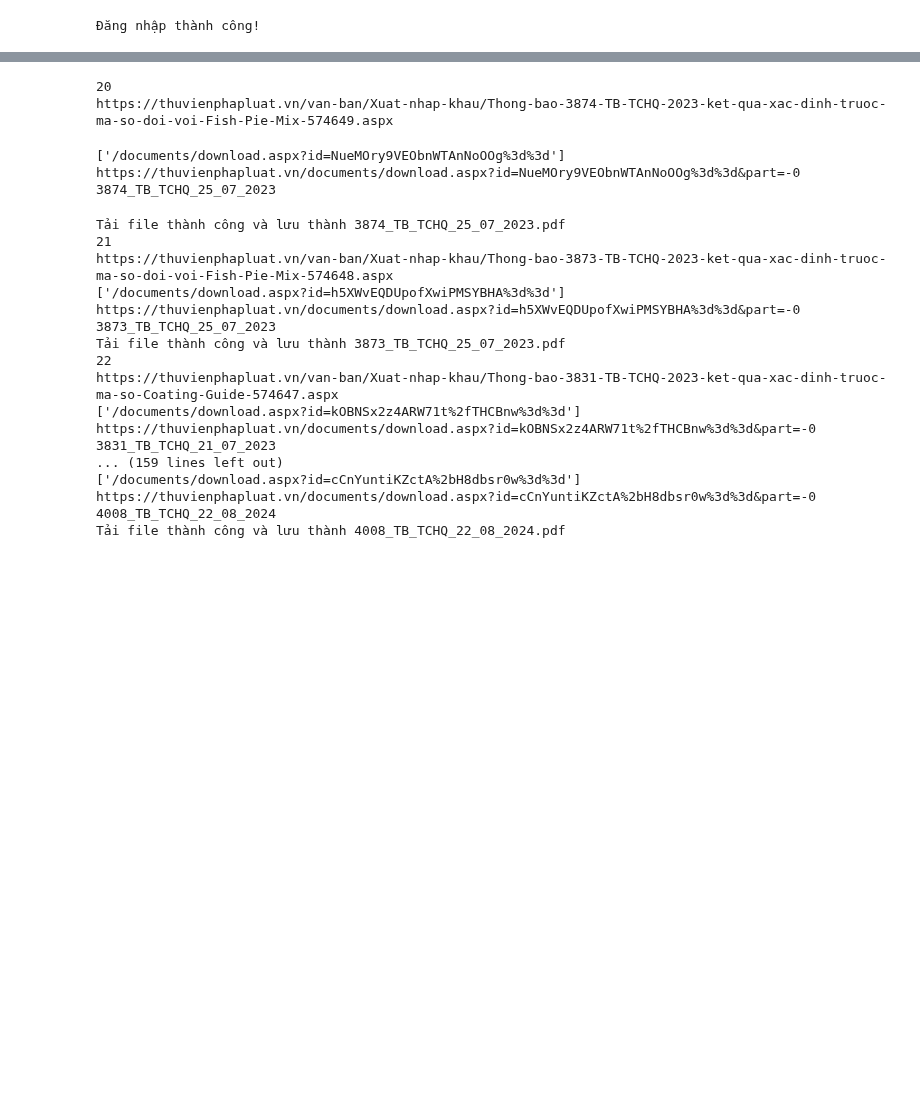
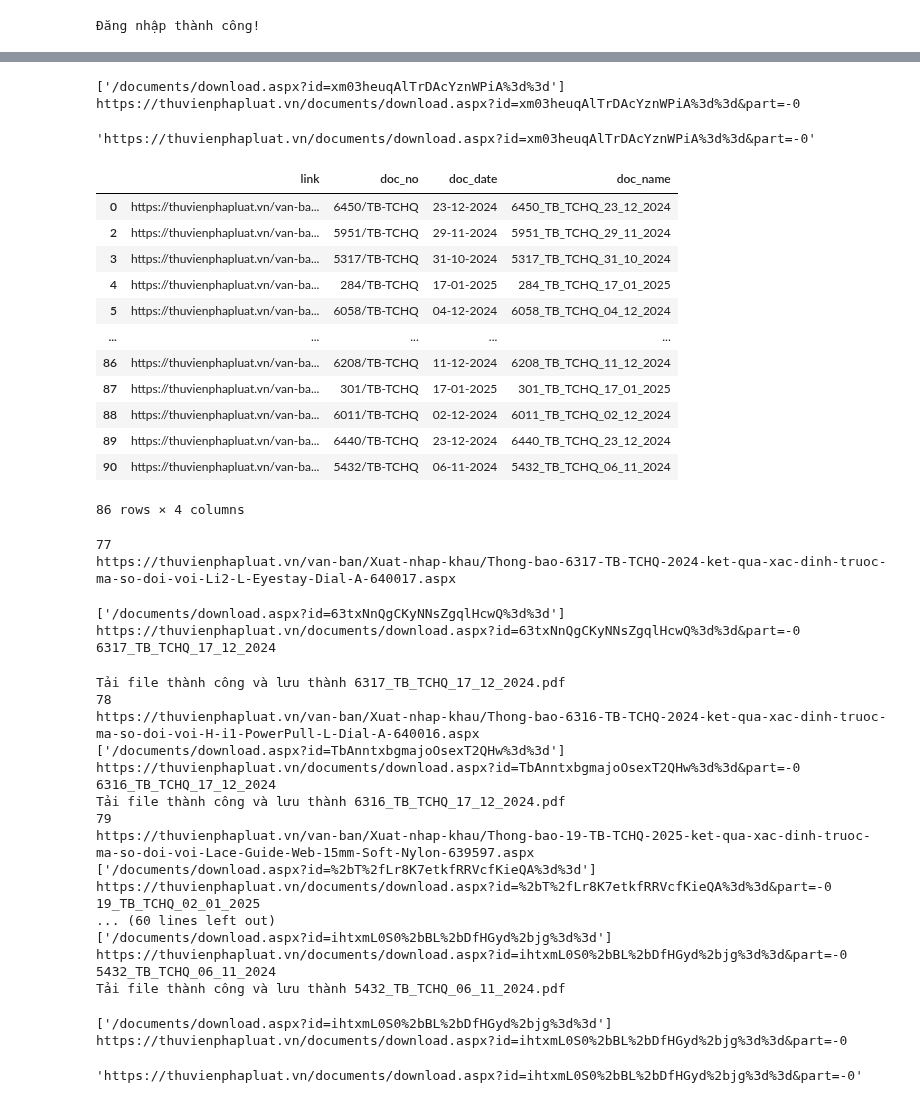
Before and after one commit to nguyenmanhcuong1291/uni_craw_tvpl, a Jupyter notebook: uni_craw_thuvienphapluat/3.craw_pdf_files.ipynb, the cells around one changed output, grey strips where cells are left out. Saved outputs shown, nothing was run; the diff lists cells and outputs as text; code cells hidden in the pictures; blank space fills up the shorter version.

```diff
--- a/uni_craw_thuvienphapluat/3.craw_pdf_files.ipynb
+++ b/uni_craw_thuvienphapluat/3.craw_pdf_files.ipynb
@@ -112,31 +107,56 @@ df.iloc[20,0]
+# %%
+get_downloadlink(df.iloc[20,0])
+# %% [output]
+['/documents/download.aspx?id=xm03heuqAlTrDAcYznWPiA%3d%3d']
+https://thuvienphapluat.vn/documents/download.aspx?id=xm03heuqAlTrDAcYznWPiA%3d%3d&part=-0
+'https://thuvienphapluat.vn/documents/download.aspx?id=xm03heuqAlTrDAcYznWPiA%3d%3d&part=-0'
+# %%
+df
+# %% [output]
+|  | link | doc_no | doc_date | doc_name |
+| 0 | https://thuvienphapluat.vn/van-ba... | 6450/TB-TCHQ | 23-12-2024 | 6450_TB_TCHQ_23_12_2024 |
+| 2 | https://thuvienphapluat.vn/van-ba... | 5951/TB-TCHQ | 29-11-2024 | 5951_TB_TCHQ_29_11_2024 |
+| 3 | https://thuvienphapluat.vn/van-ba... | 5317/TB-TCHQ | 31-10-2024 | 5317_TB_TCHQ_31_10_2024 |
+| 4 | https://thuvienphapluat.vn/van-ba... | 284/TB-TCHQ | 17-01-2025 | 284_TB_TCHQ_17_01_2025 |
+| 5 | https://thuvienphapluat.vn/van-ba... | 6058/TB-TCHQ | 04-12-2024 | 6058_TB_TCHQ_04_12_2024 |
+| ... | ... | ... | ... | ... |
+| 86 | https://thuvienphapluat.vn/van-ba... | 6208/TB-TCHQ | 11-12-2024 | 6208_TB_TCHQ_11_12_2024 |
+| 87 | https://thuvienphapluat.vn/van-ba... | 301/TB-TCHQ | 17-01-2025 | 301_TB_TCHQ_17_01_2025 |
+| 88 | https://thuvienphapluat.vn/van-ba... | 6011/TB-TCHQ | 02-12-2024 | 6011_TB_TCHQ_02_12_2024 |
+| 89 | https://thuvienphapluat.vn/van-ba... | 6440/TB-TCHQ | 23-12-2024 | 6440_TB_TCHQ_23_12_2024 |
+| 90 | https://thuvienphapluat.vn/van-ba... | 5432/TB-TCHQ | 06-11-2024 | 5432_TB_TCHQ_06_11_2024 |
+86 rows × 4 columns
 # %%
-for idx,row in df.iloc[20:50,:].iterrows():
+for idx,row in df.iloc[72:,:].iterrows():
     print (idx)
     print(row[0])
     download_link= get_downloadlink(row[0])
     print(row[3])
     file_name = row[3]
-    download_pdf(download_link,file_name,idx)
+    try:
+        download_pdf(download_link,file_name,idx)
+    except Exception as e:
+        print(e)
 # %% [output]
-20
-https://thuvienphapluat.vn/van-ban/Xuat-nhap-khau/Thong-bao-3874-TB-TCHQ-2023-ket-qua-xac-dinh-truoc-ma-so-doi-voi-Fish-Pie-Mix-574649.aspx
+77
+https://thuvienphapluat.vn/van-ban/Xuat-nhap-khau/Thong-bao-6317-TB-TCHQ-2024-ket-qua-xac-dinh-truoc-ma-so-doi-voi-Li2-L-Eyestay-Dial-A-640017.aspx
-['/documents/download.aspx?id=NueMOry9VEObnWTAnNoOOg%3d%3d']
-https://thuvienphapluat.vn/documents/download.aspx?id=NueMOry9VEObnWTAnNoOOg%3d%3d&part=-0
-3874_TB_TCHQ_25_07_2023
+['/documents/download.aspx?id=63txNnQgCKyNNsZgqlHcwQ%3d%3d']
+https://thuvienphapluat.vn/documents/download.aspx?id=63txNnQgCKyNNsZgqlHcwQ%3d%3d&part=-0
+6317_TB_TCHQ_17_12_2024
-Tải file thành công và lưu thành 3874_TB_TCHQ_25_07_2023.pdf
-21
-https://thuvienphapluat.vn/van-ban/Xuat-nhap-khau/Thong-bao-3873-TB-TCHQ-2023-ket-qua-xac-dinh-truoc-ma-so-doi-voi-Fish-Pie-Mix-574648.aspx
-['/documents/download.aspx?id=h5XWvEQDUpofXwiPMSYBHA%3d%3d']
-https://thuvienphapluat.vn/documents/download.aspx?id=h5XWvEQDUpofXwiPMSYBHA%3d%3d&part=-0
-3873_TB_TCHQ_25_07_2023
-Tải file thành công và lưu thành 3873_TB_TCHQ_25_07_2023.pdf
-22
-https://thuvienphapluat.vn/van-ban/Xuat-nhap-khau/Thong-bao-3831-TB-TCHQ-2023-ket-qua-xac-dinh-truoc-ma-so-Coating-Guide-574647.aspx
-['/documents/download.aspx?id=kOBNSx2z4ARW71t%2fTHCBnw%3d%3d']
-https://thuvienphapluat.vn/documents/download.aspx?id=kOBNSx2z4ARW71t%2fTHCBnw%3d%3d&part=-0
-3831_TB_TCHQ_21_07_2023
-... (159 lines left out)
-['/documents/download.aspx?id=cCnYuntiKZctA%2bH8dbsr0w%3d%3d']
-https://thuvienphapluat.vn/documents/download.aspx?id=cCnYuntiKZctA%2bH8dbsr0w%3d%3d&part=-0
-4008_TB_TCHQ_22_08_2024
-Tải file thành công và lưu thành 4008_TB_TCHQ_22_08_2024.pdf
+Tải file thành công và lưu thành 6317_TB_TCHQ_17_12_2024.pdf
+78
+https://thuvienphapluat.vn/van-ban/Xuat-nhap-khau/Thong-bao-6316-TB-TCHQ-2024-ket-qua-xac-dinh-truoc-ma-so-doi-voi-H-i1-PowerPull-L-Dial-A-640016.aspx
+['/documents/download.aspx?id=TbAnntxbgmajoOsexT2QHw%3d%3d']
+https://thuvienphapluat.vn/documents/download.aspx?id=TbAnntxbgmajoOsexT2QHw%3d%3d&part=-0
+6316_TB_TCHQ_17_12_2024
+Tải file thành công và lưu thành 6316_TB_TCHQ_17_12_2024.pdf
+79
+https://thuvienphapluat.vn/van-ban/Xuat-nhap-khau/Thong-bao-19-TB-TCHQ-2025-ket-qua-xac-dinh-truoc-ma-so-doi-voi-Lace-Guide-Web-15mm-Soft-Nylon-639597.aspx
+['/documents/download.aspx?id=%2bT%2fLr8K7etkfRRVcfKieQA%3d%3d']
+https://thuvienphapluat.vn/documents/download.aspx?id=%2bT%2fLr8K7etkfRRVcfKieQA%3d%3d&part=-0
+19_TB_TCHQ_02_01_2025
+... (60 lines left out)
+['/documents/download.aspx?id=ihtxmL0S0%2bBL%2bDfHGyd%2bjg%3d%3d']
+https://thuvienphapluat.vn/documents/download.aspx?id=ihtxmL0S0%2bBL%2bDfHGyd%2bjg%3d%3d&part=-0
+5432_TB_TCHQ_06_11_2024
+Tải file thành công và lưu thành 5432_TB_TCHQ_06_11_2024.pdf
@@ -142,0 +165,6 @@ Tải file thành công và lưu thành 4008_TB_TCHQ_22_08_2024.pdf
+# %%
+get_downloadlink('https://thuvienphapluat.vn/van-ban/Xuat-nhap-khau/Thong-bao-5432-TB-TCHQ-2024-ket-qua-xac-dinh-truoc-ma-so-doi-voi-LEAD-FREE-FLUX-631993.aspx')
+# %% [output]
+['/documents/download.aspx?id=ihtxmL0S0%2bBL%2bDfHGyd%2bjg%3d%3d']
+https://thuvienphapluat.vn/documents/download.aspx?id=ihtxmL0S0%2bBL%2bDfHGyd%2bjg%3d%3d&part=-0
+'https://thuvienphapluat.vn/documents/download.aspx?id=ihtxmL0S0%2bBL%2bDfHGyd%2bjg%3d%3d&part=-0'
```
Also changed, not shown: parts of 16 cells of this notebook, 2 other files.
